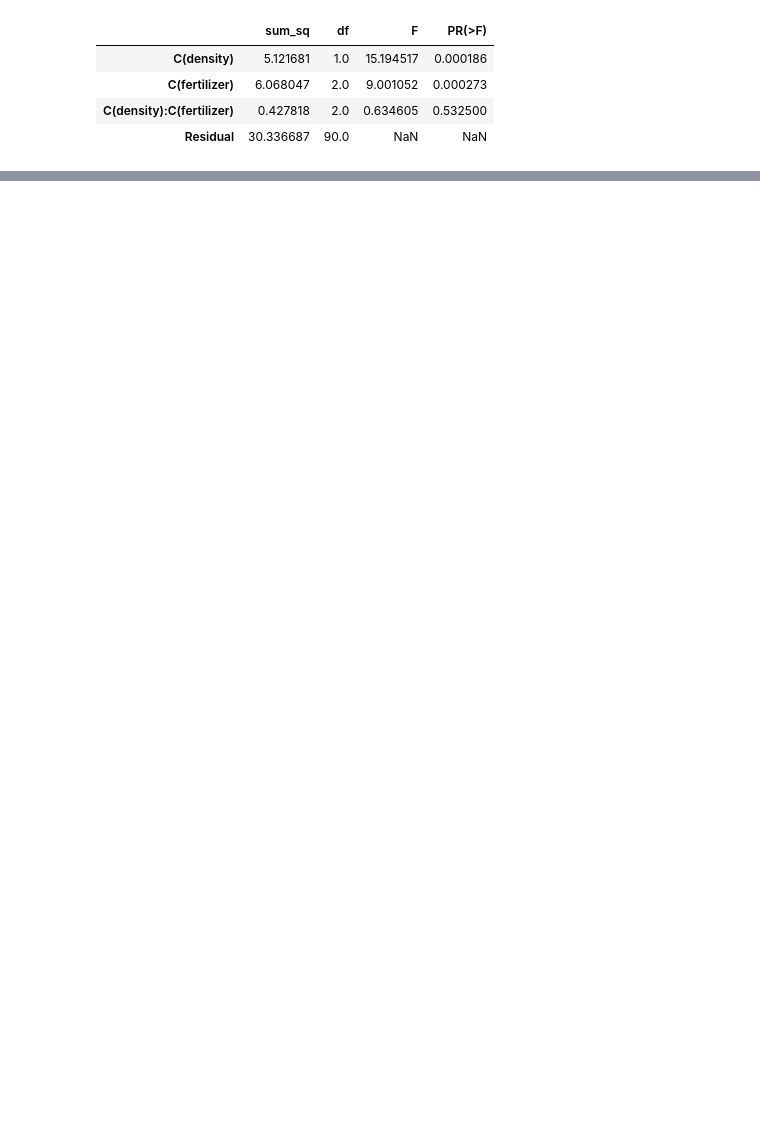
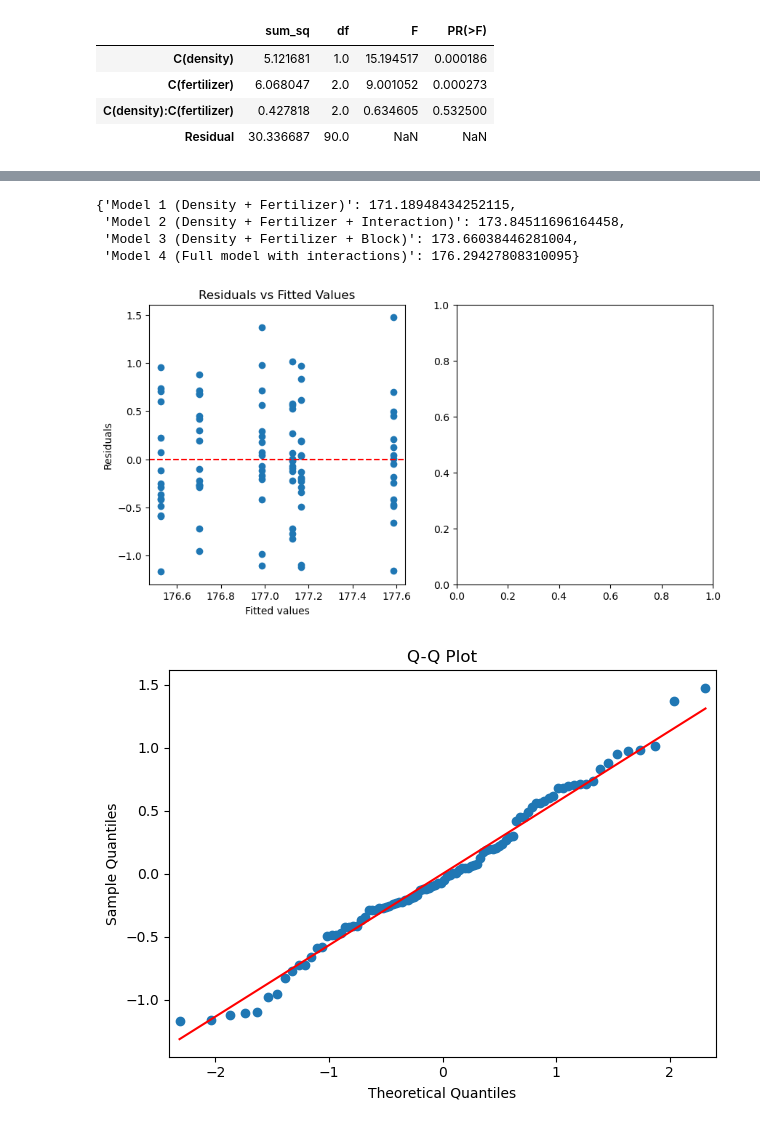
Before and after one commit to DiogoRibeiro7/Medium-Blog, a Jupyter notebook: anova_analysis/anova_analysis.ipynb, the cells around one changed output, grey strips where cells are left out. Saved outputs shown, nothing was run; the diff lists cells and outputs as text; code cells hidden in the pictures; blank space fills up the shorter version.

```diff
--- a/anova_analysis/anova_analysis.ipynb
+++ b/anova_analysis/anova_analysis.ipynb
@@ -40,0 +139,58 @@ anova_results_corrected
+# %%
+# To find the best-fit model for the given dataset, we will compare several models using AIC (Akaike Information Criterion) as a measure.
+# Lower AIC values indicate a better fit. We will consider models with different combinations of independent variables.
+
+# Model 1: Including only density and fertilizer
+model_1_formula = 'crop_yield ~ C(density) + C(fertilizer)'
+model_1 = ols(model_1_formula, data=crop_data).fit()
+
+# Model 2: Including density, fertilizer, and their interaction
+model_2_formula = 'crop_yield ~ C(density) + C(fertilizer) + C(density):C(fertilizer)'
+model_2 = ols(model_2_formula, data=crop_data).fit()
+
+# Model 3: Including density, fertilizer, block
+model_3_formula = 'crop_yield ~ C(density) + C(fertilizer) + C(block)'
+model_3 = ols(model_3_formula, data=crop_data).fit()
+
+# Model 4: Including density, fertilizer, block, and interactions
+model_4_formula = 'crop_yield ~ C(density) + C(fertilizer) + C(block) + C(density):C(fertilizer)'
+model_4 = ols(model_4_formula, data=crop_data).fit()
+
+# Comparing AIC values to find the best-fit model
+aic_values = {
+    'Model 1 (Density + Fertilizer)': model_1.aic,
+    'Model 2 (Density + Fertilizer + Interaction)': model_2.aic,
+    'Model 3 (Density + Fertilizer + Block)': model_3.aic,
+    'Model 4 (Full model with interactions)': model_4.aic
+}
+
+aic_values
+# %% [output]
+{'Model 1 (Density + Fertilizer)': 171.18948434252115,
+ 'Model 2 (Density + Fertilizer + Interaction)': 173.84511696164458,
+ 'Model 3 (Density + Fertilizer + Block)': 173.66038446281004,
+ 'Model 4 (Full model with interactions)': 176.29427808310095}
+# %%
+import matplotlib.pyplot as plt
+import statsmodels.api as sm
+
+# Assuming model_1 is your fitted OLS model from statsmodels
+# Generate Residuals vs Fitted Values Plot
+plt.figure(figsize=(10, 5))
+plt.subplot(1, 2, 1)
+plt.scatter(model_1.fittedvalues, model_1.resid)
+plt.axhline(y=0, color='r', linestyle='--')
+plt.xlabel('Fitted values')
+plt.ylabel('Residuals')
+plt.title('Residuals vs Fitted Values')
+
+# Generate Q-Q Plot
+plt.subplot(1, 2, 2)
+sm.qqplot(model_1.resid, line='s')
+plt.title('Q-Q Plot')
+
+plt.tight_layout()
+plt.show()
+# %% [output]
+[figure, added]
+[figure, added]
```
Also changed, not shown: parts of 23 cells of this notebook, 6 other files.
